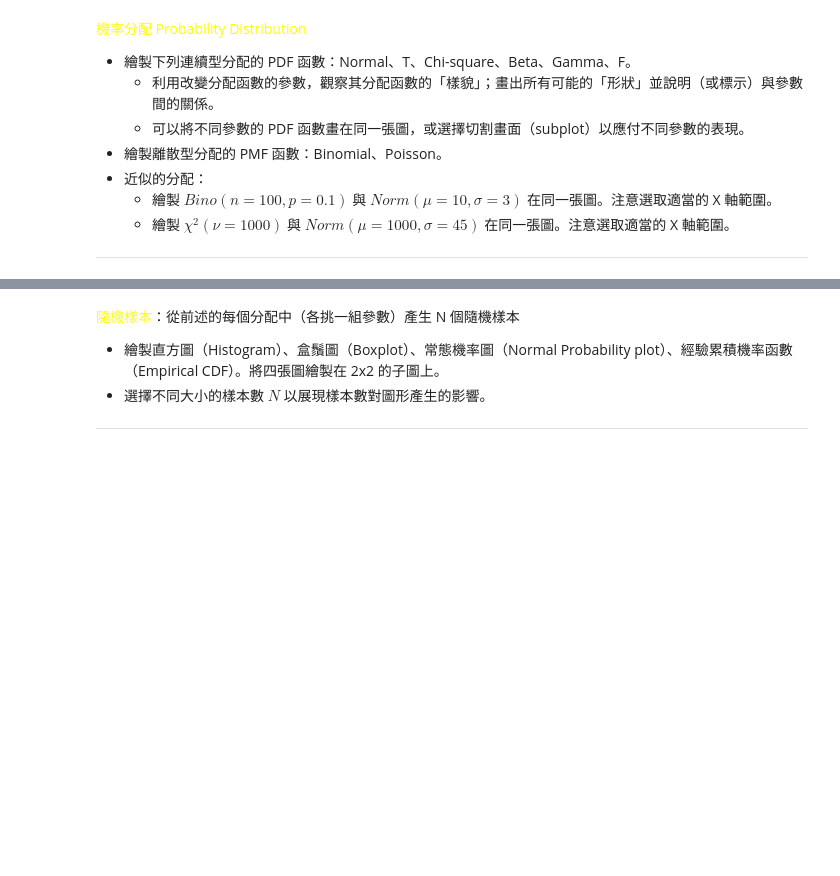
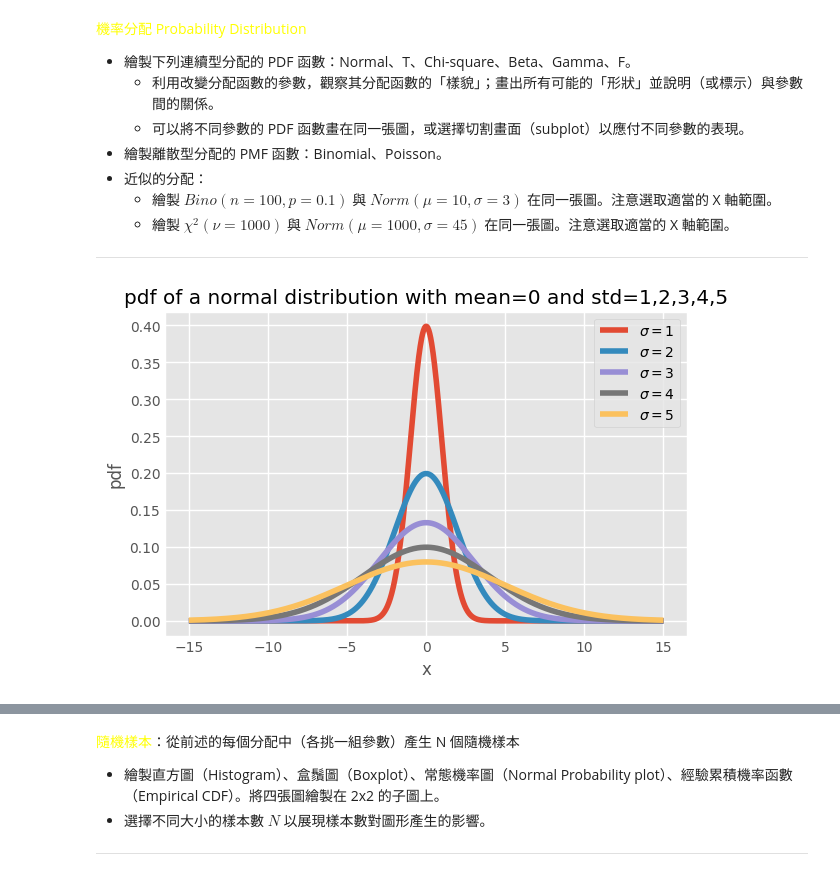
Before and after one commit to ntpuccw/InClassCoding, a Jupyter notebook: gar0923.ipynb, the cells around one changed output, grey strips where cells are left out. Cells and saved outputs as stored; diff of their text form; code cells hidden in the pictures; blank space fills up the shorter version.

```diff
--- a/gar0923.ipynb
+++ b/gar0923.ipynb
@@ -17,3 +17,33 @@
     - 繪製 $\chi^2(\nu=1000)$ 與 $Norm(\mu=1000, \sigma = 45)$ 在同一張圖。注意選取適當的 X 軸範圍。
 
 <hr>
+# %%
+# draw the pdf of a normal distribution with mean=0 and std=1
+import numpy as np
+import matplotlib.pyplot as plt
+from scipy.stats import norm
+
+# draw the pdf with mean=0 and std=1,2,3,4,5
+mu = 0
+s = range(1, 6)
+x = np.linspace(-15, 15, 1000)
+# use broadcasting to compute the pdf for each std
+Y = norm.pdf(x[:, np.newaxis], mu, s)
+# draw the pdf from Y
+fig, ax = plt.subplots(figsize=(6, 4))
+# do not use a for loop to draw the pdf, instead use the following code
+# add labels to the legend for each std
+ax.plot(x, Y, label=[f'$\sigma={i}$' for i in s])
+# for i in range(5):
+#     plt.plot(x, Y[:, i], label=f'$\sigma={s[i]}$')
+
+# for std in range(1, 6):
+#     y = norm.pdf(x, 0, std)
+#     plt.plot(x, y, label=f'$\sigma={std}$')
+ax.legend()
+ax.set_xlabel('x')
+ax.set_ylabel('pdf')
+ax.set_title('pdf of a normal distribution with mean=0 and std=1,2,3,4,5')
+plt.show()
+# %% [output]
+[figure, added]
```
Also changed, not shown: parts of 3 cells of this notebook, 1 other file.
